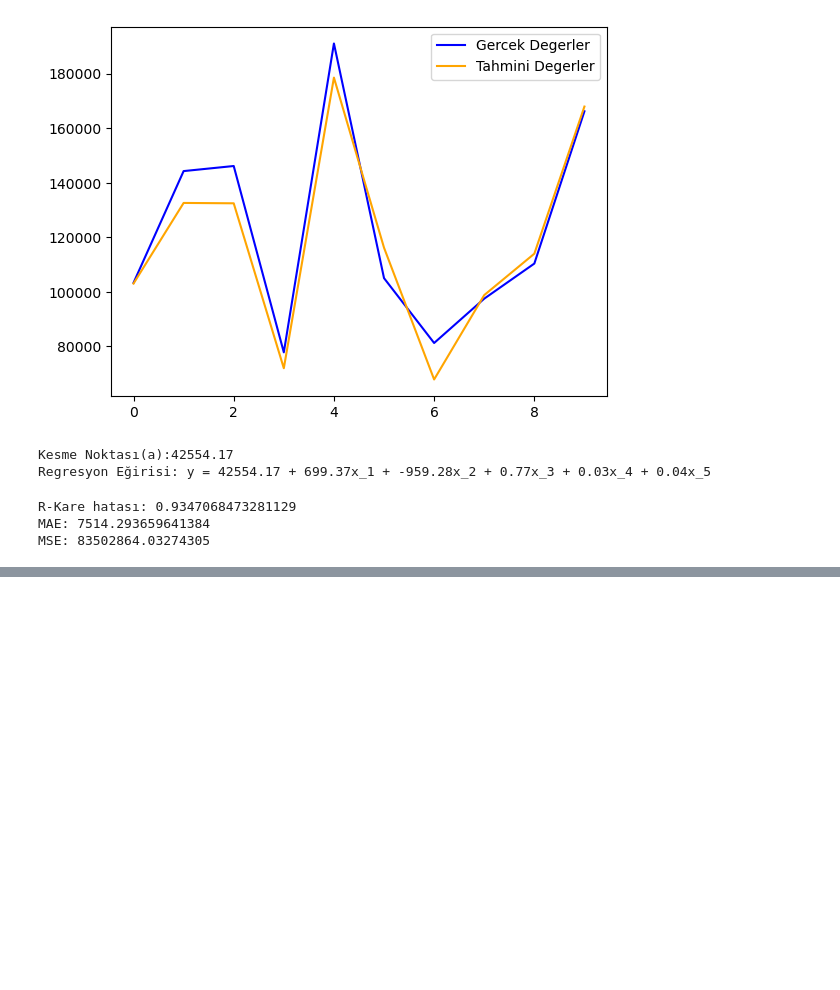
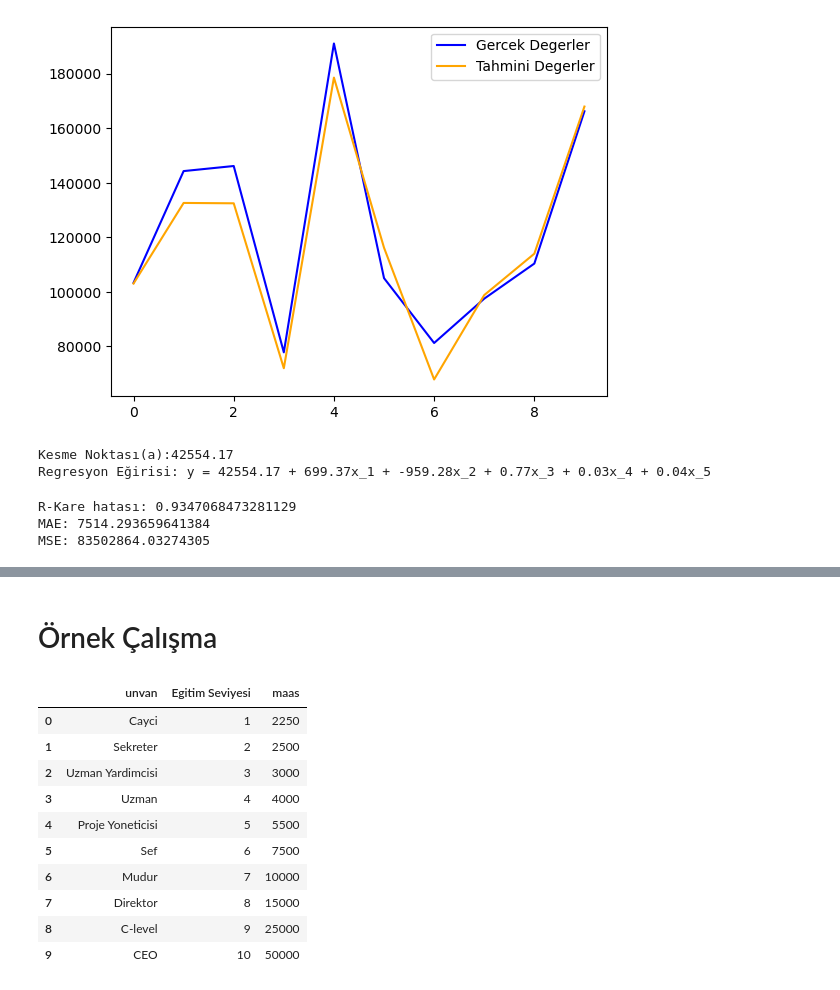
Before and after one commit to muhammedaltunisik/machineLearning-algorithms, a Jupyter notebook: Linear-Regression-Sklearn.ipynb, the cells around one changed output, grey strips where cells are left out. Drawn from its saved outputs; the diff is of its cells as text; code cells hidden in the pictures; blank space fills up the shorter version.

```diff
--- a/Linear-Regression-Sklearn.ipynb
+++ b/Linear-Regression-Sklearn.ipynb
@@ -340,0 +369,2 @@ MSE: 83502864.03274305
+# %% [markdown]
+# Örnek Çalışma
@@ -340,0 +381,14 @@ MSE: 83502864.03274305
+# %%
+dataset.head(10)
+# %% [output]
+|  | unvan | Egitim Seviyesi | maas |
+| 0 | Cayci | 1 | 2250 |
+| 1 | Sekreter | 2 | 2500 |
+| 2 | Uzman Yardimcisi | 3 | 3000 |
+| 3 | Uzman | 4 | 4000 |
+| 4 | Proje Yoneticisi | 5 | 5500 |
+| 5 | Sef | 6 | 7500 |
+| 6 | Mudur | 7 | 10000 |
+| 7 | Direktor | 8 | 15000 |
+| 8 | C-level | 9 | 25000 |
+| 9 | CEO | 10 | 50000 |
```
Also changed, not shown: parts of 18 cells of this notebook, 2 other files.
